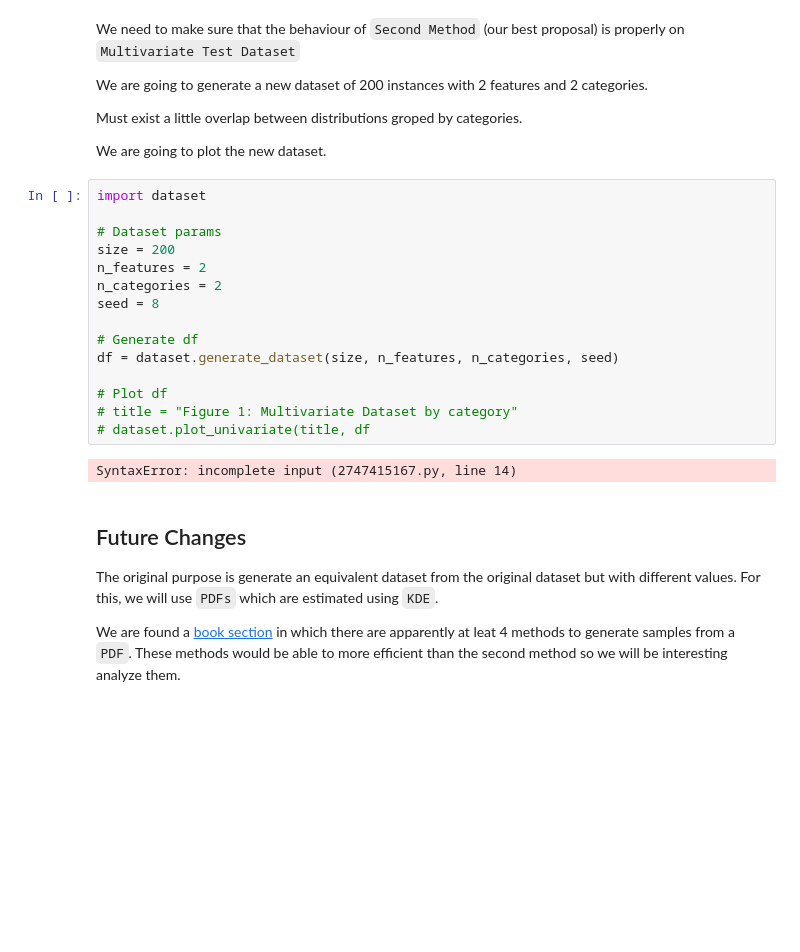
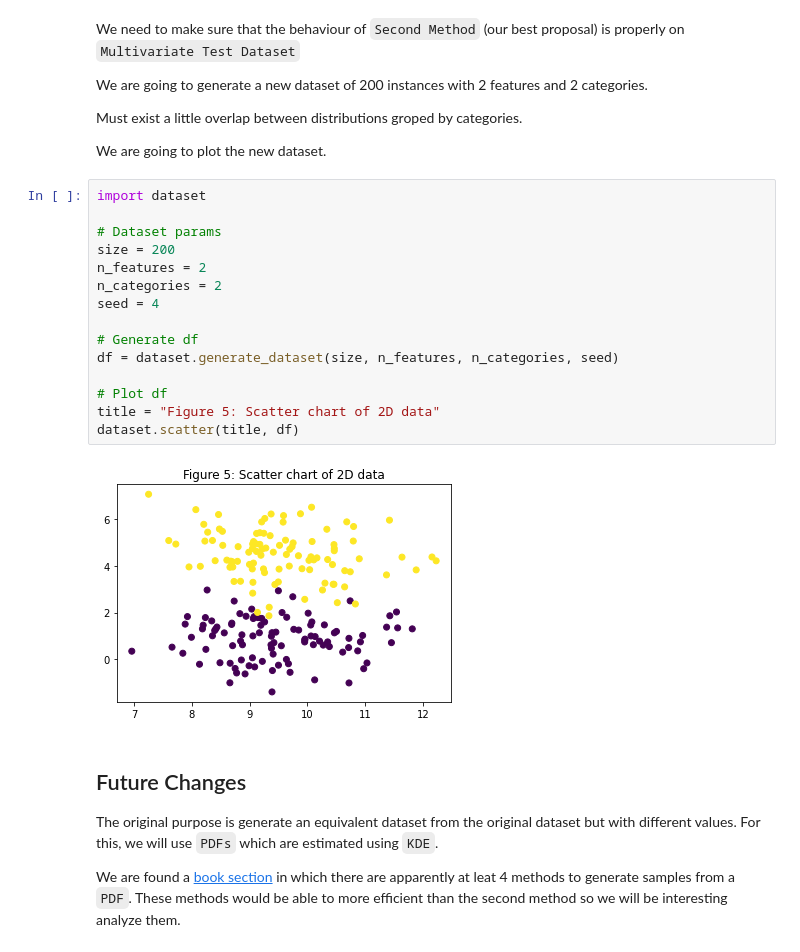
Before and after one commit to Mydherin/synthetic-dataset, a Jupyter notebook: proposal.ipynb, the cells around one changed output. Drawn from its saved outputs; the diff is of its cells as text; blank space fills up the shorter version.

Commit message:
Support 2D scatter chart

```diff
--- a/proposal.ipynb
+++ b/proposal.ipynb
@@ -170,20 +170,20 @@ We are going to plot the new dataset.
 # %%
 import dataset
 
 # Dataset params
 size = 200
 n_features = 2
 n_categories = 2
-seed = 8
+seed = 4
 
 # Generate df
 df = dataset.generate_dataset(size, n_features, n_categories, seed)
 
 # Plot df
-# title = "Figure 1: Multivariate Dataset by category"
-# dataset.plot_univariate(title, df
+title = "Figure 5: Scatter chart of 2D data"
+dataset.scatter(title, df)
 # %% [output]
-SyntaxError: incomplete input (2747415167.py, line 14)
+[figure, added]
 # %% [markdown]
 ## Future Changes
 
```
Also changed, not shown: 1 other file.
